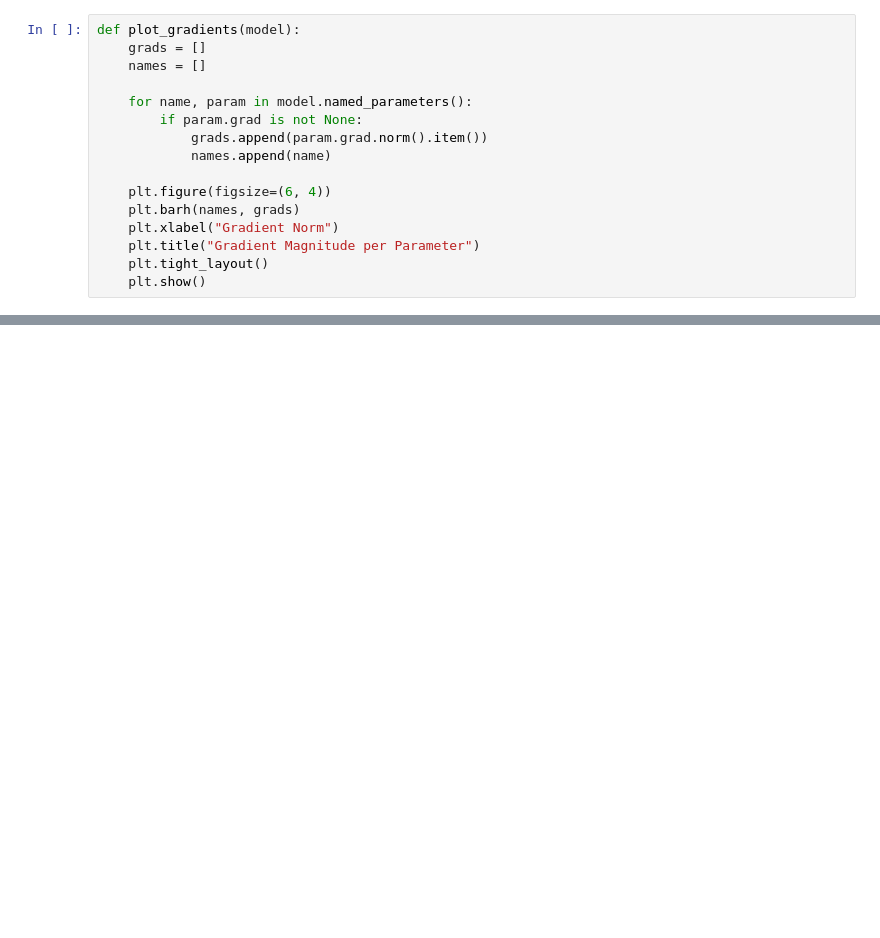
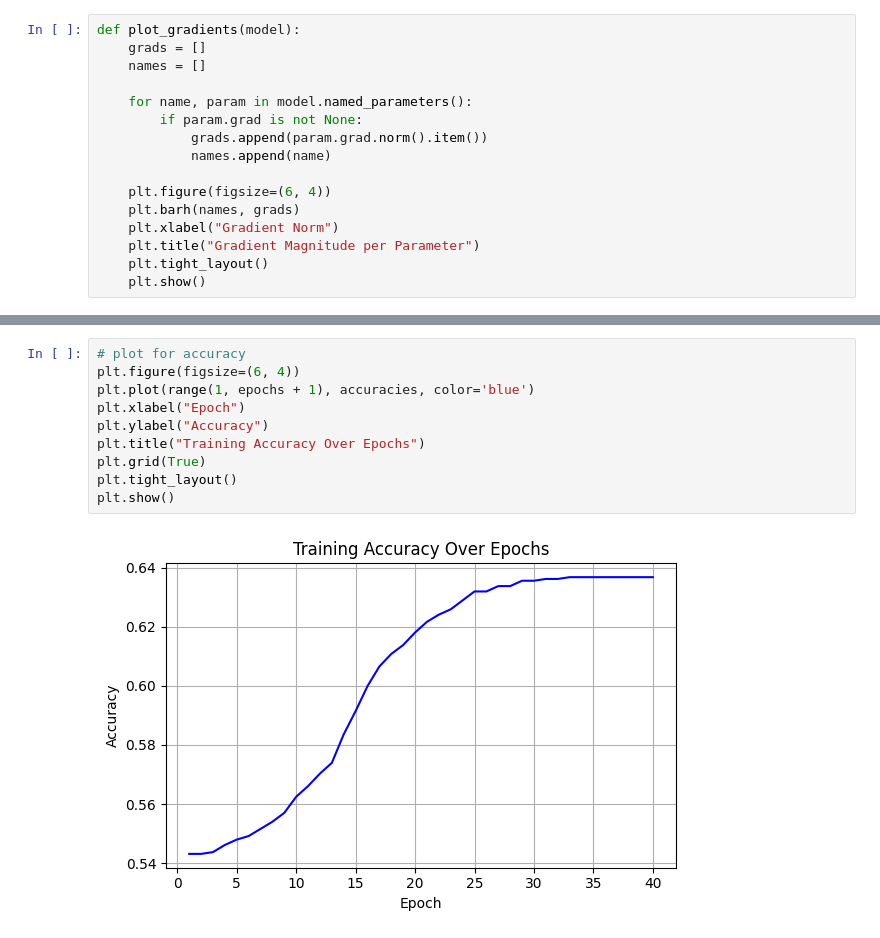
Before and after one commit to shirish-baral/deep-learning, a Jupyter notebook: pytorch_training_pipeline.ipynb, the cells around one changed output, grey strips where cells are left out. Saved outputs shown, nothing was run; the diff lists cells and outputs as text; blank space fills up the shorter version.

```diff
--- a/pytorch_training_pipeline.ipynb
+++ b/pytorch_training_pipeline.ipynb
@@ -236,3 +225,15 @@ plt.show()
+# %%
+# plot for accuracy
+plt.figure(figsize=(6, 4))
+plt.plot(range(1, epochs + 1), accuracies, color='blue')
+plt.xlabel("Epoch")
+plt.ylabel("Accuracy")
+plt.title("Training Accuracy Over Epochs")
+plt.grid(True)
+plt.tight_layout()
+plt.show()
+# %% [output]
+[figure, added]
 # %%
 # Model evaluation
 with torch.no_grad():
```
Also changed, not shown: parts of 4 cells of this notebook.
